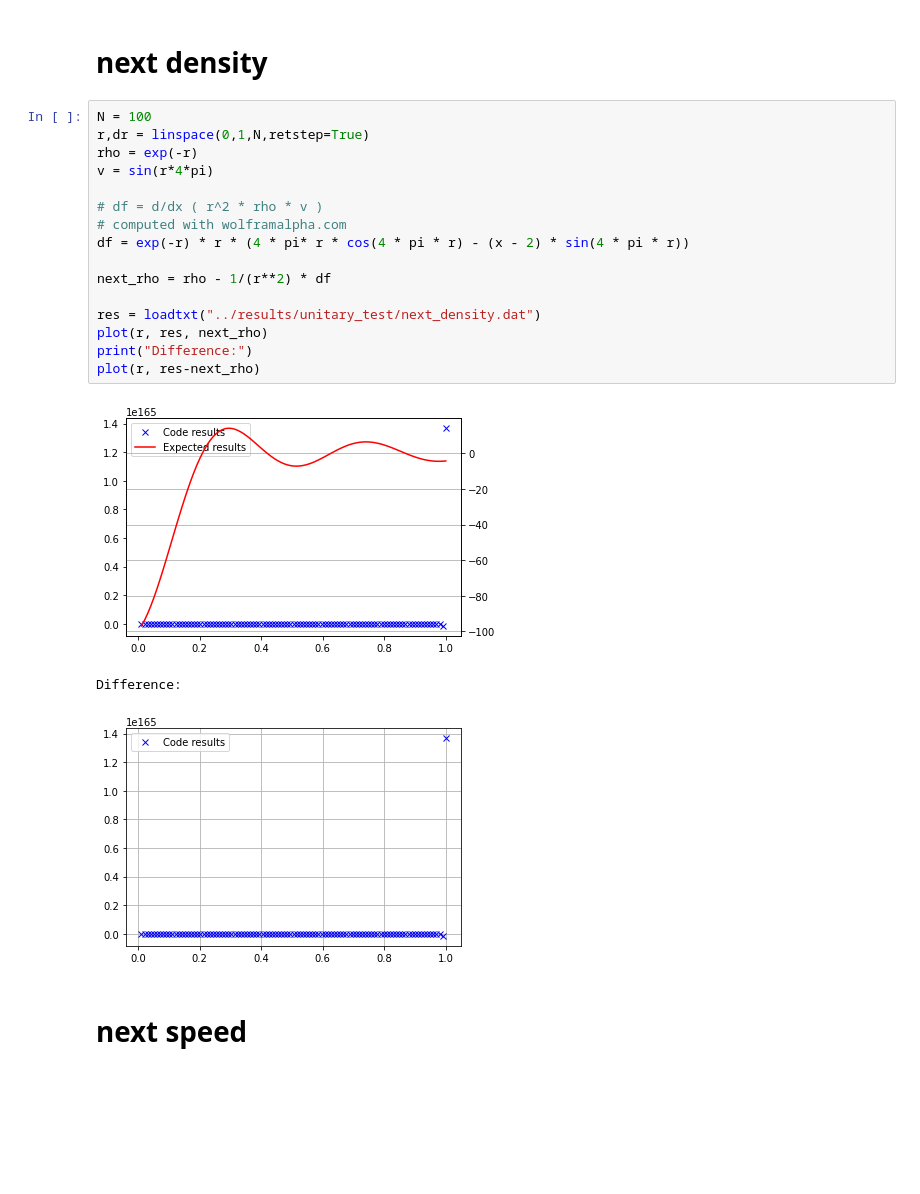
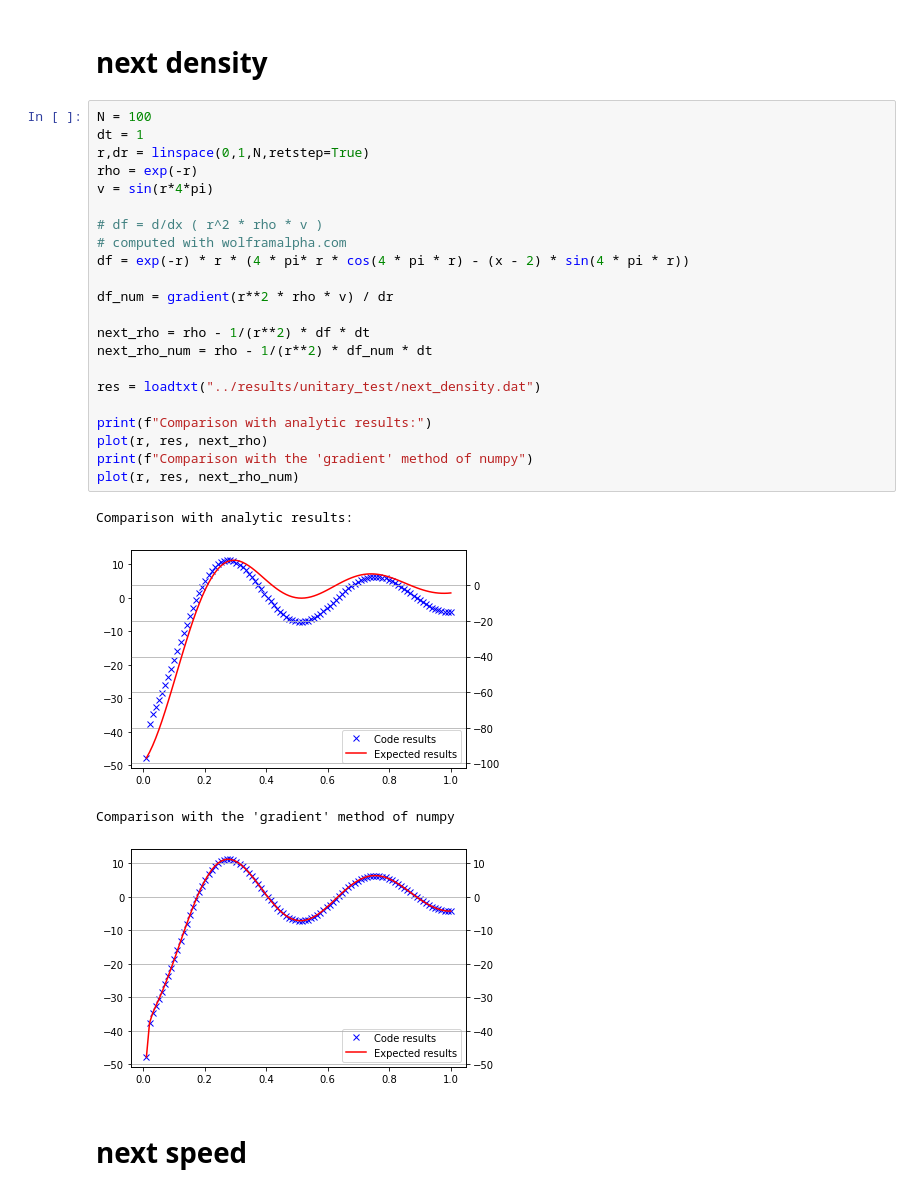
Before and after one commit to LeiRoF/M1-Evolution_of_Prestellar_Core, a Jupyter notebook: docs/tests.ipynb, the cells around one changed output. Drawn from its saved outputs; the diff is of its cells as text; blank space fills up the shorter version.

```diff
--- a/docs/tests.ipynb
+++ b/docs/tests.ipynb
@@ -159,24 +191,31 @@ Mass accretion rate at r=0.20202020202020204:
 # next density
 # %%
 N = 100
+dt = 1
 r,dr = linspace(0,1,N,retstep=True)
 rho = exp(-r)
 v = sin(r*4*pi)
 
 # df = d/dx ( r^2 * rho * v )
 # computed with wolframalpha.com
 df = exp(-r) * r * (4 * pi* r * cos(4 * pi * r) - (x - 2) * sin(4 * pi * r))
 
-next_rho = rho - 1/(r**2) * df
+df_num = gradient(r**2 * rho * v) / dr
+
+next_rho = rho - 1/(r**2) * df * dt
+next_rho_num = rho - 1/(r**2) * df_num * dt
 
 res = loadtxt("../results/unitary_test/next_density.dat")
+
+print(f"Comparison with analytic results:")
 plot(r, res, next_rho)
-print("Difference:")
-plot(r, res-next_rho)
+print(f"Comparison with the 'gradient' method of numpy")
+plot(r, res, next_rho_num)
 # %% [output]
+Comparison with analytic results:
-[figure, old version]
+[figure, new version]
-Difference:
+Comparison with the 'gradient' method of numpy
-[figure, old version]
+[figure, new version]
 # %% [markdown]
 # next speed
 # %%
```
Also changed, not shown: parts of 7 cells of this notebook, 14 other files.
